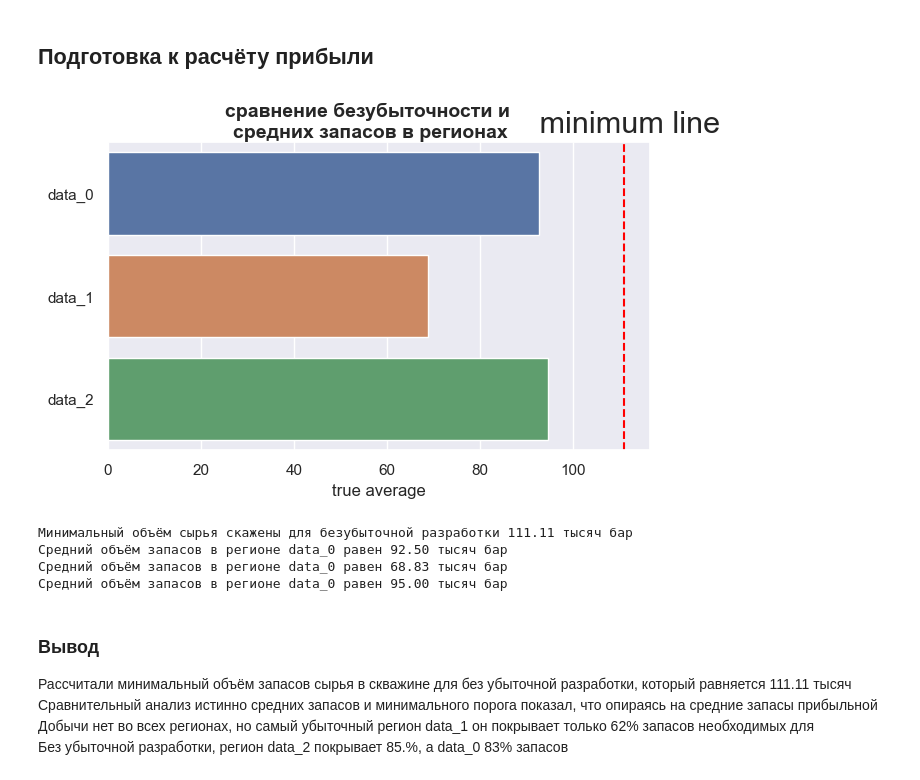
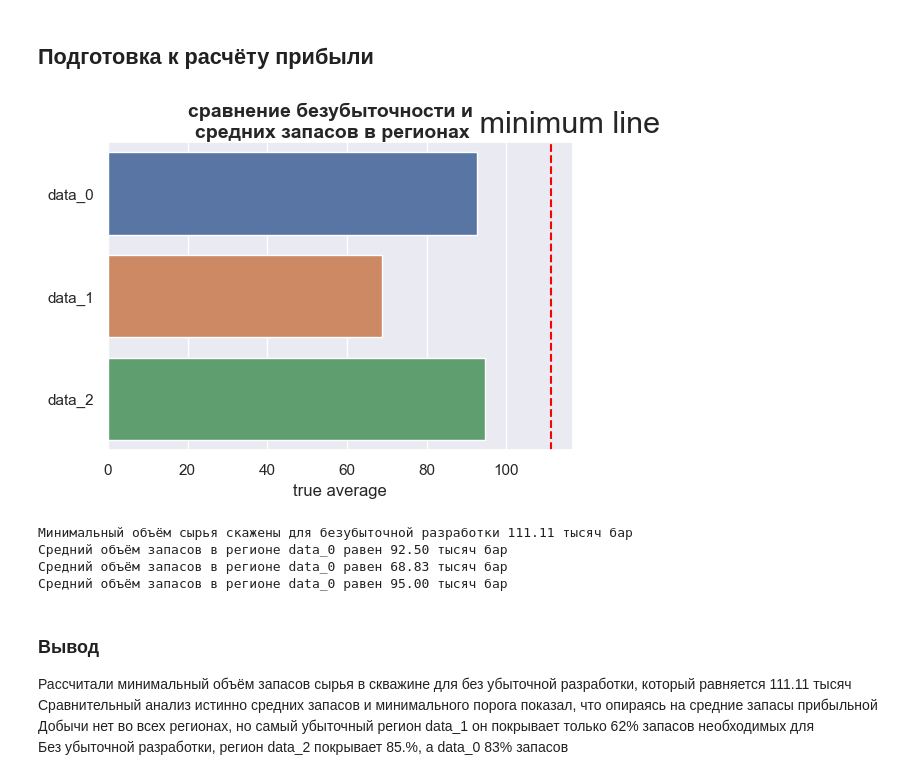
Before and after one commit to MaxMacClane/pythonScool, a Jupyter notebook: Practicum/Машинное обучение в бизнесе/615539ab-1fa1-4251-9ee1-c2375d3330eb.ipynb, the cells around one changed output. Drawn from its saved outputs; the diff is of its cells as text; code cells hidden in the pictures.

```diff
--- a/Practicum/Машинное обучение в бизнесе/615539ab-1fa1-4251-9ee1-c2375d3330eb.ipynb
+++ b/Practicum/Машинное обучение в бизнесе/615539ab-1fa1-4251-9ee1-c2375d3330eb.ipynb
@@ -395,23 +395,23 @@ MAXIMUM_THRESHOLD = 2.5
 MINIMUM_VOLUM = BUDGET / TARGET_QUANTITY / BARREL_1000
 # %%
 # график сравнивающий средние истинные запасы с минимальной нормой безубыточности
-fig = plt.figure(figsize=(7, 4))
+fig = plt.figure(figsize=(6, 4))
 ax = fig.add_subplot()
 
 ax = sns.barplot(data=final_result, y=final_result.index, x="true average");
 fig.suptitle('сравнение безубыточности и \nсредних запасов в регионах', fontsize=14, fontweight='bold')
 
 ax.text(MINIMUM_VOLUM - 20, -.6, f' minimum line', fontsize=22)
 ax = plt.axvline(x=MINIMUM_VOLUM, color='red', linestyle='--');
 
 plt.show()
 
 print(f'Минимальный объём сырья скажены для безубыточной разработки {MINIMUM_VOLUM :.2f} тысяч бар')
 print(f'Средний объём запасов в регионе data_0 равен {data_0["product"].mean():.2f} тысяч бар')
 print(f'Средний объём запасов в регионе data_0 равен {data_1["product"].mean():.2f} тысяч бар')
 print(f'Средний объём запасов в регионе data_0 равен {data_2["product"].mean():.2f} тысяч бар')
 # %% [output]
-[figure, old version]
+[figure, new version]
 Минимальный объём сырья скажены для безубыточной разработки 111.11 тысяч бар
 Средний объём запасов в регионе data_0 равен 92.50 тысяч бар
 Средний объём запасов в регионе data_0 равен 68.83 тысяч бар
```
Also changed, not shown: parts of 1 cell of this notebook.
